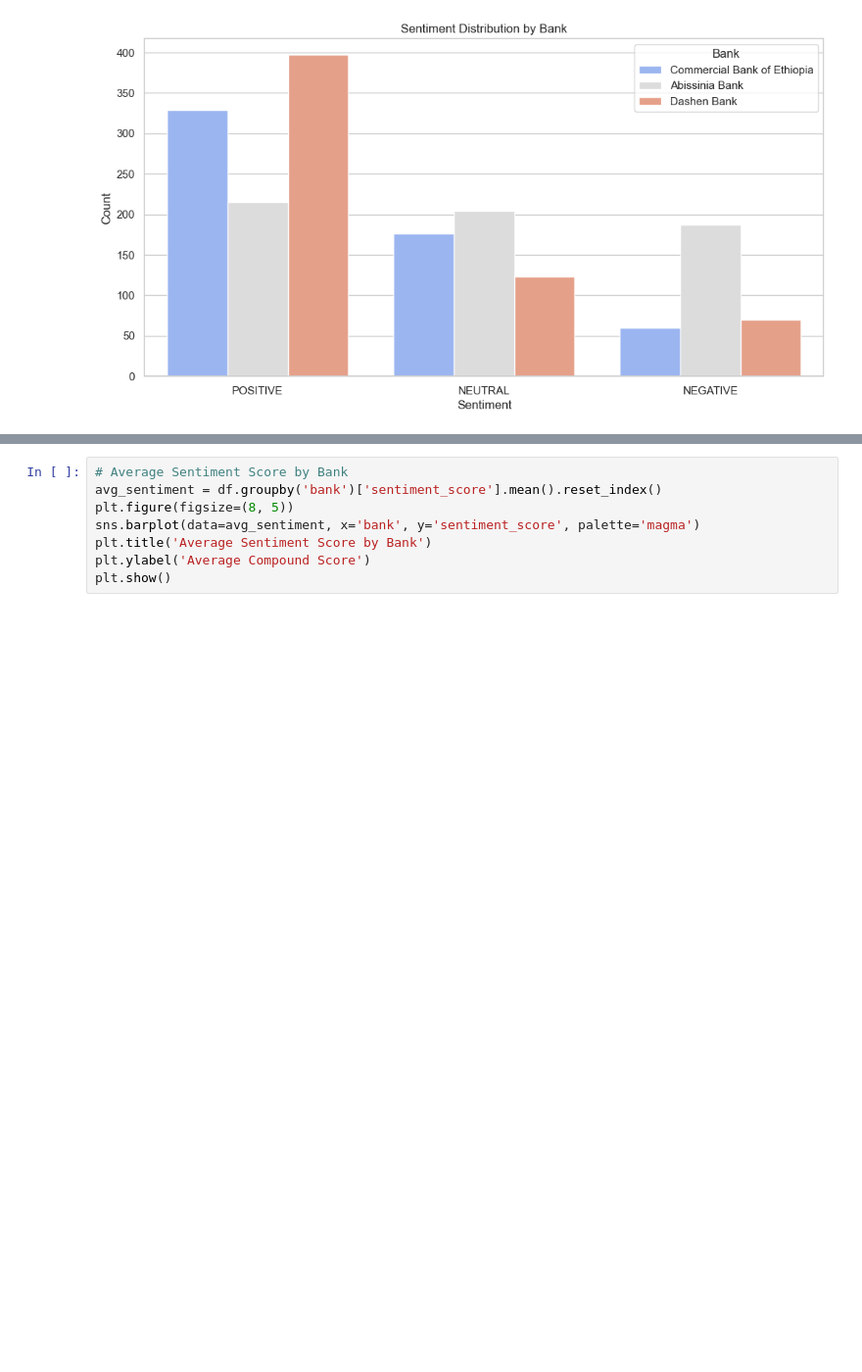
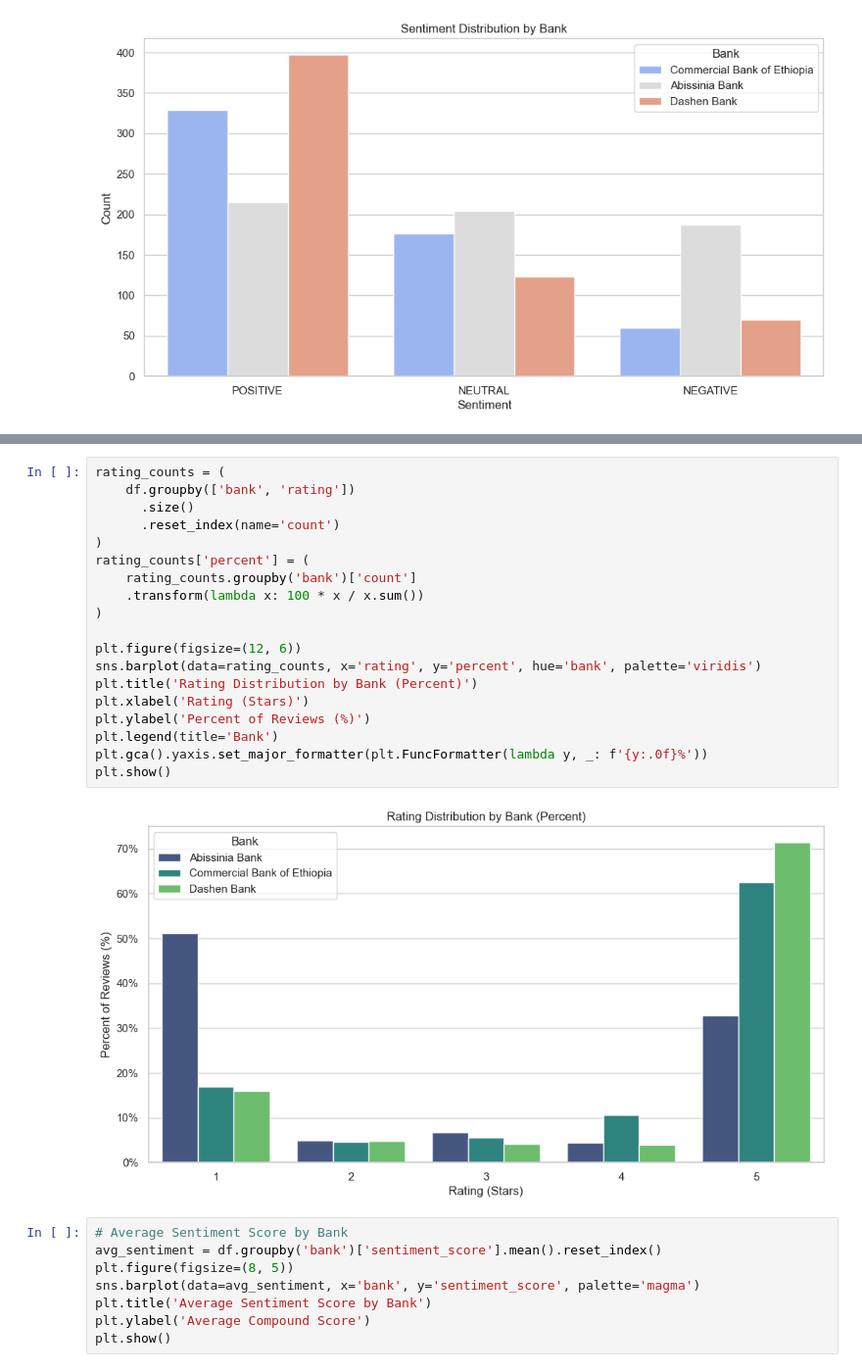
Before and after one commit to alemayehutseganew/customer-experience-analytics, a Jupyter notebook: notebooks/analysis.ipynb, the cells around one changed output, grey strips where cells are left out. Shown at 98% size. Drawn from its saved outputs; the diff is of its cells as text; blank space fills up the shorter version.

```diff
--- a/notebooks/analysis.ipynb
+++ b/notebooks/analysis.ipynb
@@ -57,3 +85,24 @@ plt.show()
+# %%
+rating_counts = (
+    df.groupby(['bank', 'rating'])
+      .size()
+      .reset_index(name='count')
+)
+rating_counts['percent'] = (
+    rating_counts.groupby('bank')['count']
+    .transform(lambda x: 100 * x / x.sum())
+)
+
+plt.figure(figsize=(12, 6))
+sns.barplot(data=rating_counts, x='rating', y='percent', hue='bank', palette='viridis')
+plt.title('Rating Distribution by Bank (Percent)')
+plt.xlabel('Rating (Stars)')
+plt.ylabel('Percent of Reviews (%)')
+plt.legend(title='Bank')
+plt.gca().yaxis.set_major_formatter(plt.FuncFormatter(lambda y, _: f'{y:.0f}%'))
+plt.show()
+# %% [output]
+[figure, added]
 # %%
 # Average Sentiment Score by Bank
 avg_sentiment = df.groupby('bank')['sentiment_score'].mean().reset_index()
```
Also changed, not shown: parts of 1 cell of this notebook, 14 other files.
